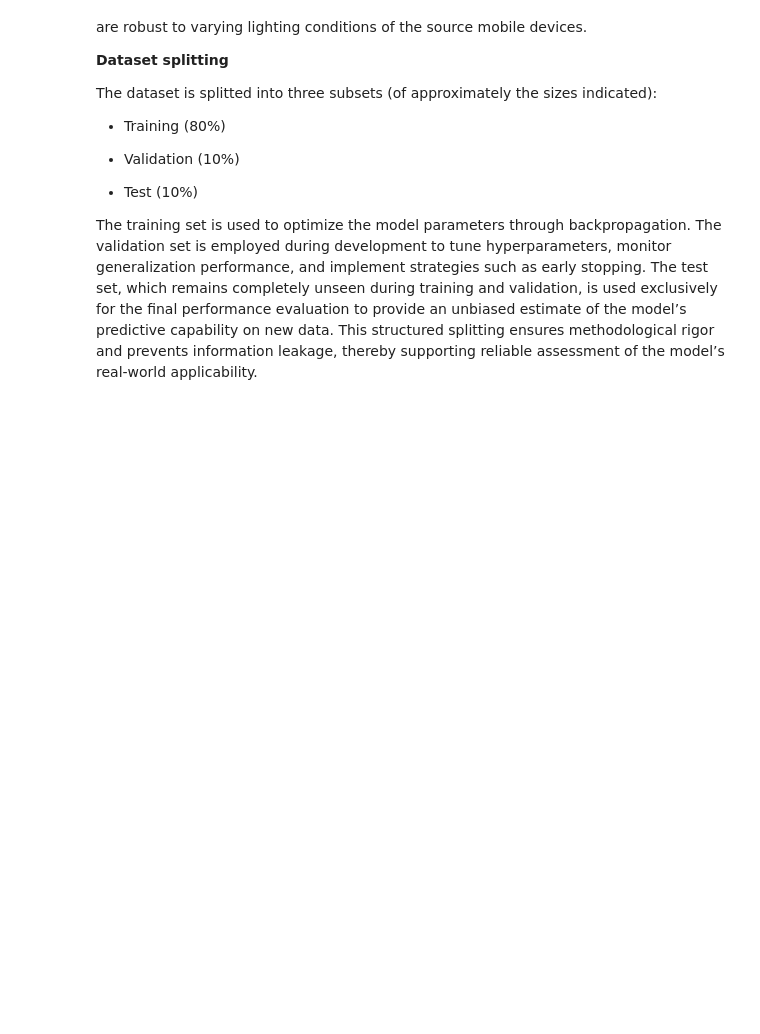
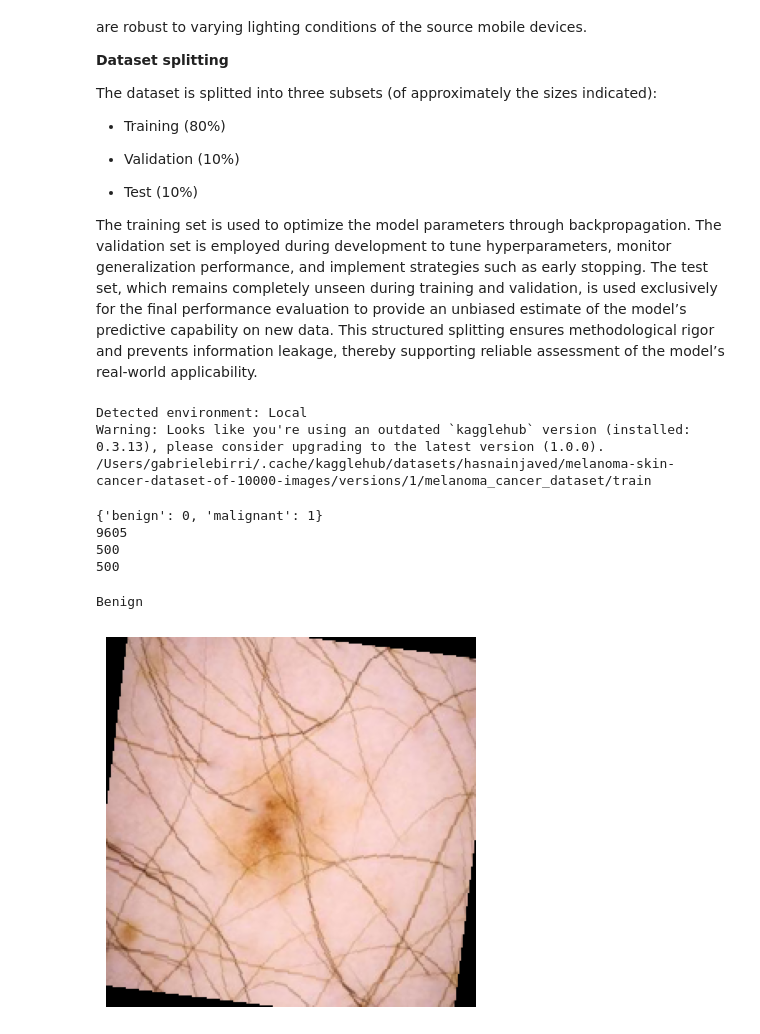
Before and after one commit to gabrielebirri/CLAMA_Project, a Jupyter notebook: Pipeline_Driver.ipynb, the cells around one changed output. Saved outputs shown, nothing was run; the diff lists cells and outputs as text; code cells hidden in the pictures; blank space fills up the shorter version.

```diff
--- a/Pipeline_Driver.ipynb
+++ b/Pipeline_Driver.ipynb
@@ -121,0 +119,60 @@ else:
+# %%
+IN_COLAB = 'google.colab' in sys.modules
+
+train_path, test_path = download_dataset(IN_COLAB)
+
+print(train_path)
+# %% [output]
+Detected environment: Local
+Warning: Looks like you're using an outdated `kagglehub` version (installed: 0.3.13), please consider upgrading to the latest version (1.0.0).
+/Users/gabrielebirri/.cache/kagglehub/datasets/hasnainjaved/melanoma-skin-cancer-dataset-of-10000-images/versions/1/melanoma_cancer_dataset/train
+# %%
+from src.transforms import train_transform, test_transform
+
+# Building the train dataset using ImageFolder
+train_dataset = datasets.ImageFolder(
+    root=train_path,
+    transform=train_transform
+)
+
+# Building validation and test datasets using ImageFolder
+test_validation_dataset = datasets.ImageFolder(
+    root=test_path,
+    transform=test_transform
+)
+
+targets = test_validation_dataset.targets
+
+val_indices, test_indices = train_test_split(
+    range(len(test_validation_dataset)),
+    test_size=0.5,
+    stratify=targets,
+    random_state=42
+)
+
+validation_dataset = torch.utils.data.Subset(test_validation_dataset, val_indices)
+test_dataset = torch.utils.data.Subset(test_validation_dataset, test_indices)
+
+print(train_dataset.class_to_idx)
+print(len(train_dataset))
+print(len(validation_dataset))
+print(len(test_dataset))
+# %% [output]
+{'benign': 0, 'malignant': 1}
+9605
+500
+500
+# %%
+# Let's visualize a sample of our train dataset
+# Each image comes in a [3,224,224] shape, or the standard [C,H,W]
+
+img, label = train_dataset[1508]    # Visualized tensor
+im_show(img)
+
+if label == 0:
+  print("Benign")
+else:
+  print("Malignant")
+# %% [output]
+Benign
+[figure, added]
```
Also changed, not shown: parts of 16 cells of this notebook, 7 other files.
